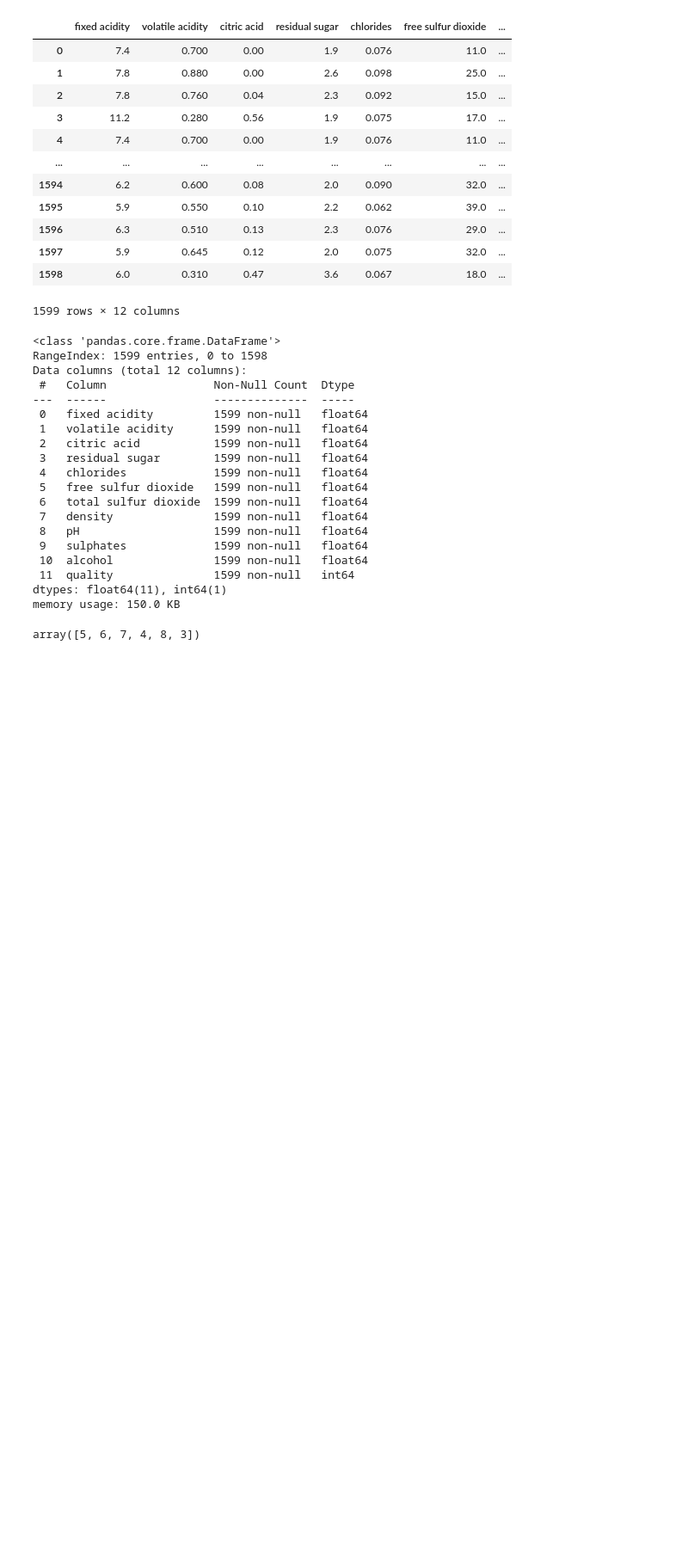
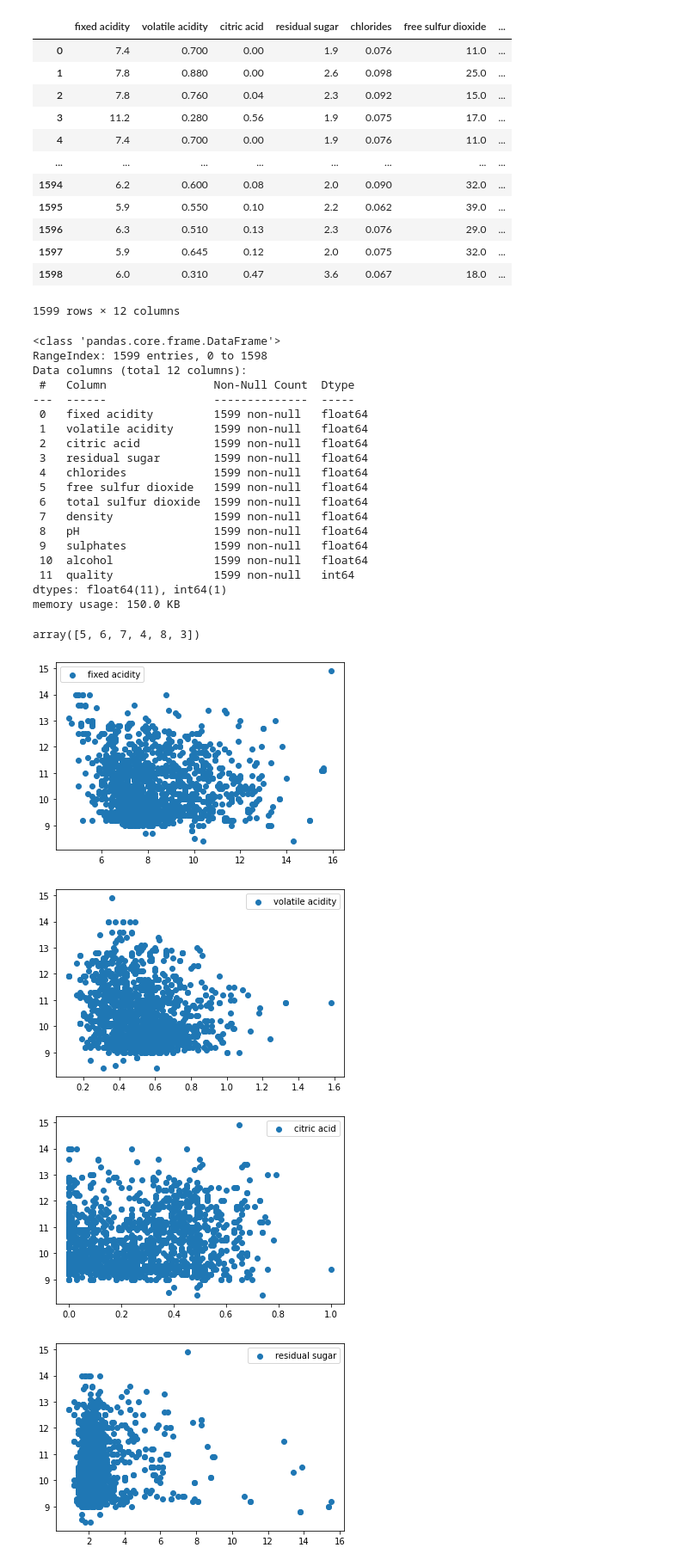
Before and after one commit to klsalcedo/red_wine_analysis, a Jupyter notebook: data_cleaning.ipynb, the cells around one changed output. Shown at 86% size. Drawn from its saved outputs; the diff is of its cells as text; code cells hidden in the pictures; blank space fills up the shorter version.

Commit message:
scatter plots

```diff
--- a/data_cleaning.ipynb
+++ b/data_cleaning.ipynb
@@ -43,3 +45,13 @@ memory usage: 150.0 KB
 df['quality'].unique()
 # %% [output]
 array([5, 6, 7, 4, 8, 3])
+# %%
+for column in df:
+    plt.scatter(x=df[column],y=df['alcohol'],label = column)
+    plt.legend()
+    plt.show()
+# %% [output]
+[figure, added]
+[figure, added]
+[figure, added]
+[figure, added]
```
Also changed, not shown: parts of 2 cells of this notebook.
